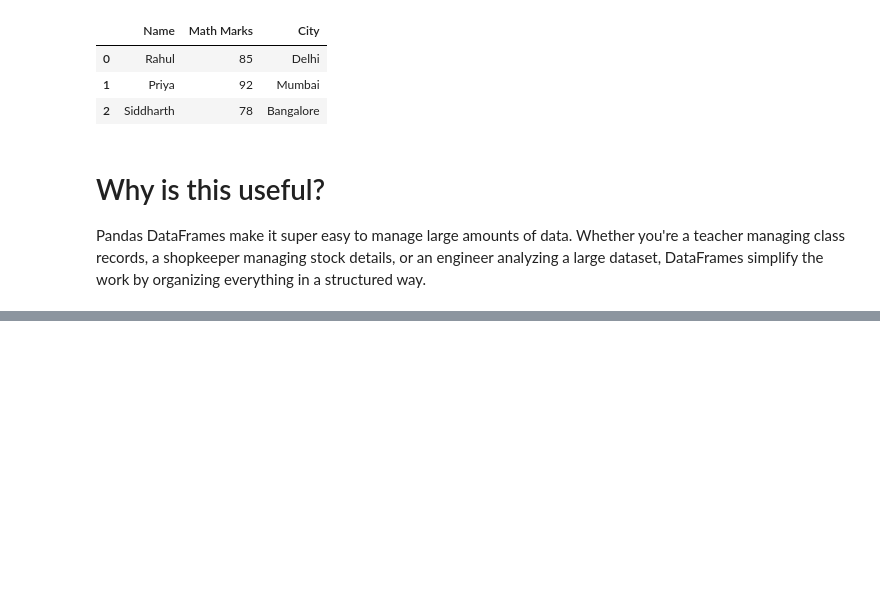
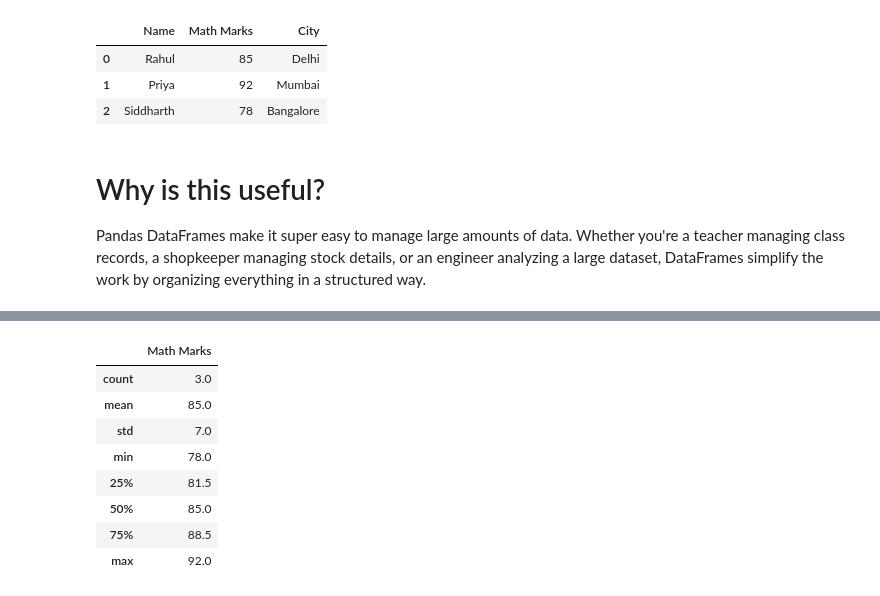
Before and after one commit to rubydamodar/The-Ultimate-Pandas-Bootcamp, a Jupyter notebook: Basic to Advance Data Frame/BtoA-Pandas-Dataframe.ipynb, the cells around one changed output, grey strips where cells are left out. Cells and saved outputs as stored; diff of their text form; code cells hidden in the pictures; blank space fills up the shorter version.

```diff
--- a/Basic to Advance Data Frame/BtoA-Pandas-Dataframe.ipynb
+++ b/Basic to Advance Data Frame/BtoA-Pandas-Dataframe.ipynb
@@ -81,0 +392,12 @@ Pandas DataFrames make it super easy to manage large amounts of data. Whether yo
+# %%
+df.describe()
+# %% [output]
+|  | Math Marks |
+| count | 3.0 |
+| mean | 85.0 |
+| std | 7.0 |
+| min | 78.0 |
+| 25% | 81.5 |
+| 50% | 85.0 |
+| 75% | 88.5 |
+| max | 92.0 |
```
Also changed, not shown: parts of 64 cells of this notebook.
